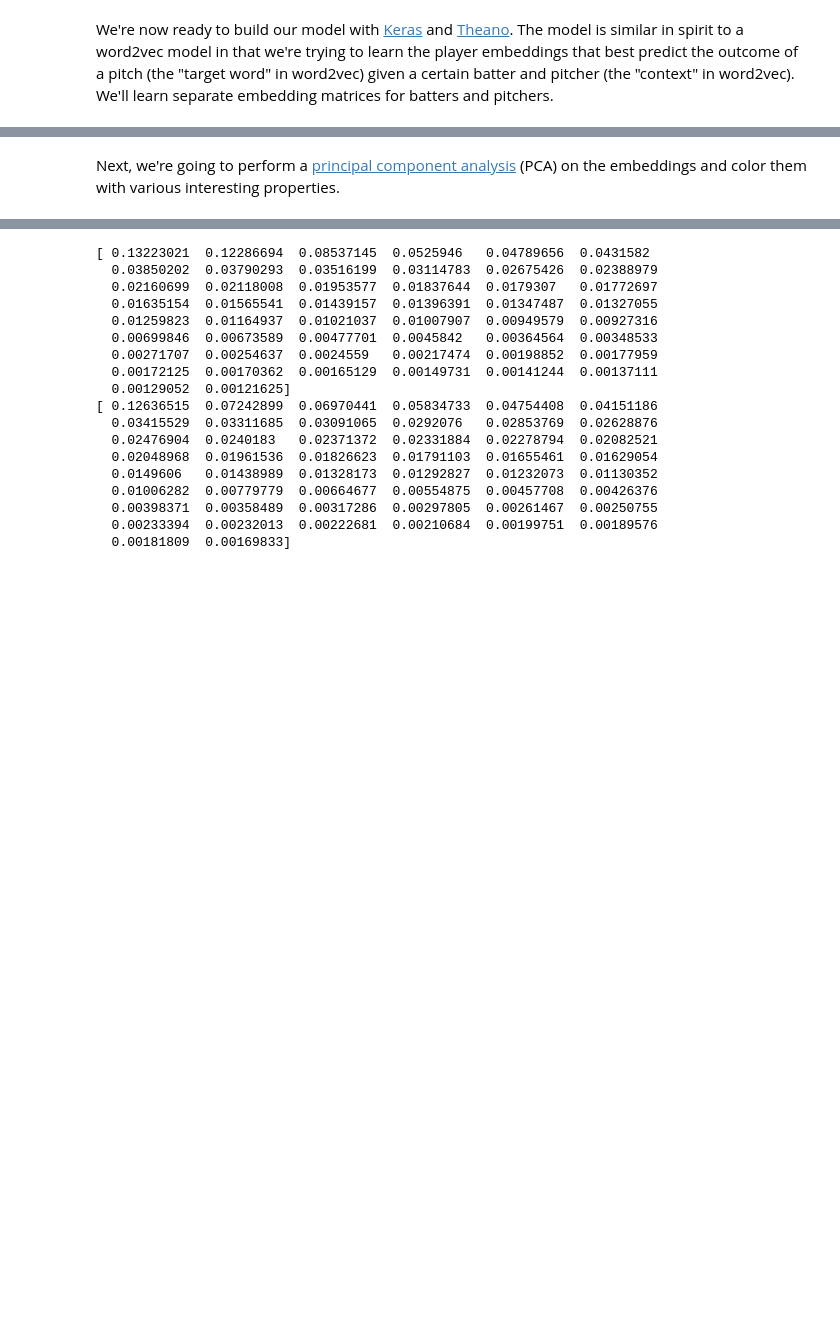
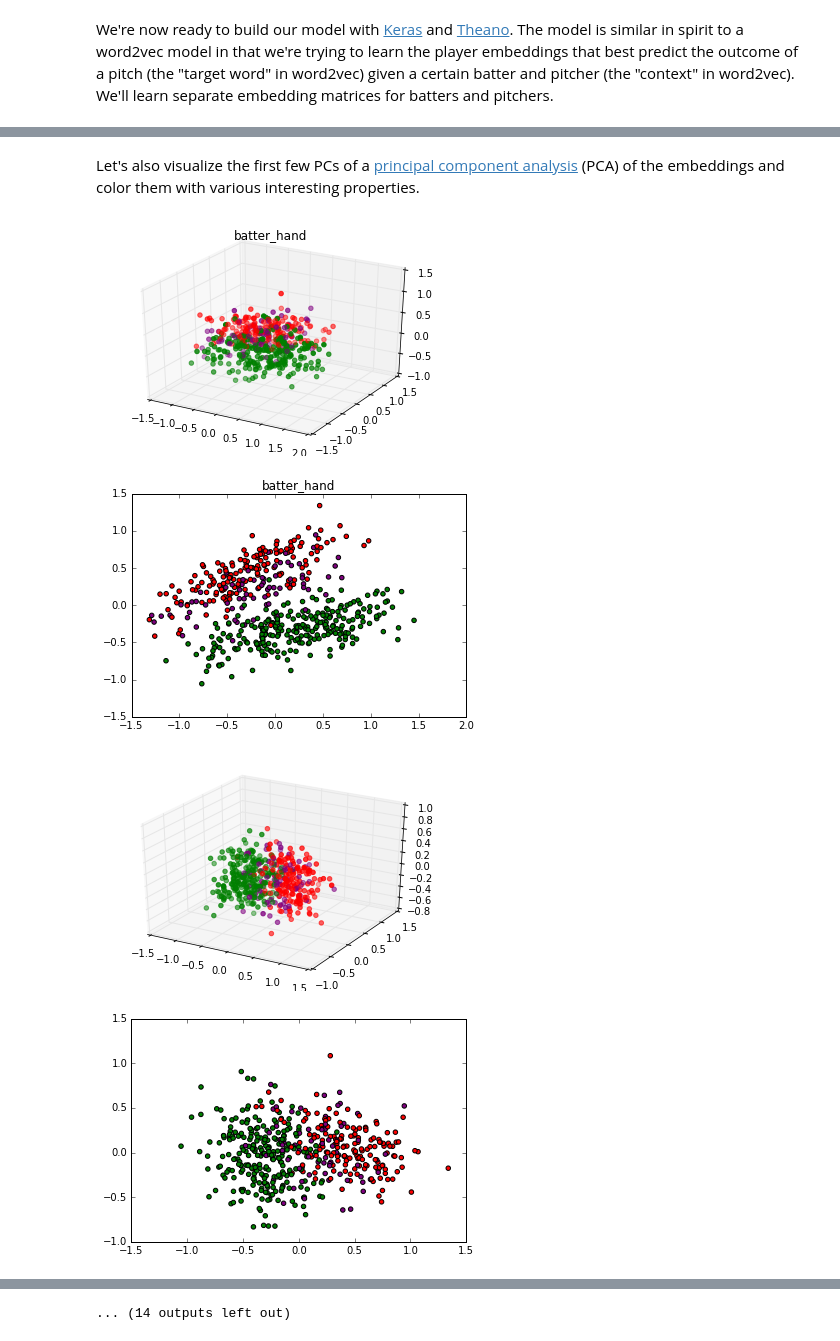
Before and after one commit to airalcorn2/batter-pitcher-2vec, a Jupyter notebook: batter_pitcher_2vec.ipynb, the cells around one changed output, grey strips where cells are left out. Drawn from its saved outputs; the diff is of its cells as text; code cells hidden in the pictures; blank space fills up the shorter version.

```diff
--- a/batter_pitcher_2vec.ipynb
+++ b/batter_pitcher_2vec.ipynb
@@ -33,7 +33,7 @@ Next, we'll prepare some variables for collecting the data.
 from os import listdir
 from os.path import isfile, join
 
-data_directory = "/home/airalcorn2/Projects/Deep Baseball/2000seve"
+data_directory = "/home/airalcorn2/Projects/Deep Baseball/batter-pitcher-2vec/2010seve"
 data_files = [f for f in listdir(data_directory) if isfile(join(data_directory, f))]
 data = []
 at_bats = {}
@@ -47,6 +47,9 @@ And now we'll read in the data. Unfortunately, this is going to be a bunch of sp
 import string
 
 for data_file in data_files:
+    if "2013" not in data_file and "2014" not in data_file and "2015" not in data_file:
+        continue
+
     # Skip non-event files.
     if not (".EVA" in data_file or ".EVN" in data_file):
         continue
@@ -151,7 +154,7 @@ for data_file in data_files:
 
                 data.append(row)
 
-        # Handle pitching changes.
+        # Handle pitcher changes.
         if parts[0] == "sub":
             if parts[-1] == "1":
                 if parts[3] == "0":
@@ -160,4 +163,6 @@ for data_file in data_files:
                     home_pitcher = parts[1]
 
         line = f.readline().strip()
+
+    f.close()
 # %% [markdown]
@@ -228,7 +233,7 @@ BATCH_SIZE = 100
 NUM_BATTERS = len(categories["batter"])
 NUM_PITCHERS = len(categories["pitcher"])
 NUM_OUTCOMES = len(categories["outcome"])
-VEC_SIZE = 50
+VEC_SIZE = 25
 
 data_sets = {"batter": [], "pitcher": [], "outcome": []}
 for sample in final_data:
@@ -370,12 +382,30 @@ tsne_pitchers = run_tsne("pitcher")
 # %% [markdown]
-Next, we're going to perform a [principal component analysis](https://en.wikipedia.org/wiki/Principal_component_analysis) (PCA) on the embeddings and color them with various interesting properties.
+Let's also visualize the first few PCs of a [principal component analysis](https://en.wikipedia.org/wiki/Principal_component_analysis) (PCA) of the embeddings and color them with various interesting properties.
+# %%
+import csv
+
+playerID_to_retroID = {}
+reader = csv.DictReader(open("Master.csv"))
+for row in reader:
+    playerID = row["playerID"]
+    retroID = row["retroID"]
+    playerID_to_retroID[playerID] = retroID
+
+reader = csv.DictReader(open("Salaries.csv"))
+salaries = {}
+for row in reader:
+    if row["yearID"] == "2015":
+        playerID = row["playerID"]
+        retroID = playerID_to_retroID[playerID]
+        log_salary = np.log2(int(row["salary"]))
+        salaries[retroID] = log_salary
 # %%
 from sklearn import decomposition
 
 
 def run_pca(player_vecs, colors = None, pc_x = 0, pc_y = 1, pc_z = 2, do_print = False, title = ""):
-    """
-    Run a PCA on the embedded player representations.
+    """Run a PCA on the embedded player representations.
+
     :param player_vecs:
     :param colors:
     :param pc_x:
@@ -395,32 +425,38 @@ def run_pca(player_vecs, colors = None, pc_x = 0, pc_y = 1, pc_z = 2, do_print =
     ax.scatter(projected[:, pc_x], projected[:, pc_y], projected[:, pc_z], color = colors)
     ax.set_title(title)
 
     plt.show()
 
     plt.scatter(projected[:, pc_x], projected[:, pc_y], c = colors, cmap = "gray")
     plt.title(title)
     plt.show()
     return projected
 
 
 max_hr_rate = max([home_runs.get(batter_id, 0) / at_bats[batter_id] for batter_id in at_bats if batter_id in categories["batter"]])
 max_single_rate = max([singles.get(batter_id, 0) / at_bats[batter_id] for batter_id in at_bats if batter_id in categories["batter"]])
 max_double_rate = max([doubles.get(batter_id, 0) / at_bats[batter_id] for batter_id in at_bats if batter_id in categories["batter"]])
+max_salary = max([salaries.get(batter_id, 0) for batter_id in at_bats if batter_id in categories["batter"]])
 
 batting_hand_color = {"L": "red", "R": "green", "B": "purple"}
-batter_colors = {"hand": [], "hr": [], "single": [], "double": []}
+batter_colors = {"hand": [], "hr": [], "single": [], "double": [], "salary": []}
 for i in range(NUM_BATTERS):
     batter_id = categories["batter"][i]
     batting_hand = player_data[batter_id]["batting_hand"]
     batter_colors["hand"].append(batting_hand_color[batting_hand])
     batter_colors["hr"].append(str((home_runs.get(batter_id, 0) / at_bats[batter_id]) / max_hr_rate))
     batter_colors["single"].append(str((singles.get(batter_id, 0) / at_bats[batter_id]) / max_single_rate))
     batter_colors["double"].append(str((doubles.get(batter_id, 0) / at_bats[batter_id]) / max_double_rate))
+    batter_colors["salary"].append(str((salaries.get(batter_id, 0) / at_bats[batter_id]) / max_salary))
 
-for batter_color in ["hand", "single", "double", "hr"]:
+for batter_color in ["hand", "single", "salary", "double", "hr"]:
     projected_batters = run_pca(batter_vecs, batter_colors[batter_color], title = "batter_{0}".format(batter_color))
     no = run_pca(batter_vecs, batter_colors[batter_color], 1, 2, 3)
 
 projected_batters = run_pca(batter_vecs, batter_colors["hr"], do_print = True)
 projected_pitchers = run_pca(pitcher_vecs, do_print = True)
 # %% [output]
+[figure, added]
+[figure, added]
+[figure, added]
+[figure, added]
@@ -427,19 +471,2 @@ projected_pitchers = run_pca(pitcher_vecs, do_print = True)
-[ 0.13223021  0.12286694  0.08537145  0.0525946   0.04789656  0.0431582
-  0.03850202  0.03790293  0.03516199  0.03114783  0.02675426  0.02388979
-  0.02160699  0.02118008  0.01953577  0.01837644  0.0179307   0.01772697
-  0.01635154  0.01565541  0.01439157  0.01396391  0.01347487  0.01327055
-  0.01259823  0.01164937  0.01021037  0.01007907  0.00949579  0.00927316
-  0.00699846  0.00673589  0.00477701  0.0045842   0.00364564  0.00348533
-  0.00271707  0.00254637  0.0024559   0.00217474  0.00198852  0.00177959
-  0.00172125  0.00170362  0.00165129  0.00149731  0.00141244  0.00137111
-  0.00129052  0.00121625]
-[ 0.12636515  0.07242899  0.06970441  0.05834733  0.04754408  0.04151186
-  0.03415529  0.03311685  0.03091065  0.0292076   0.02853769  0.02628876
-  0.02476904  0.0240183   0.02371372  0.02331884  0.02278794  0.02082521
-  0.02048968  0.01961536  0.01826623  0.01791103  0.01655461  0.01629054
-  0.0149606   0.01438989  0.01328173  0.01292827  0.01232073  0.01130352
-  0.01006282  0.00779779  0.00664677  0.00554875  0.00457708  0.00426376
-  0.00398371  0.00358489  0.00317286  0.00297805  0.00261467  0.00250755
-  0.00233394  0.00232013  0.00222681  0.00210684  0.00199751  0.00189576
-  0.00181809  0.00169833]
+... (14 outputs left out)
 # %% [markdown]
```
Also changed, not shown: parts of 35 cells of this notebook, 5 other files.
